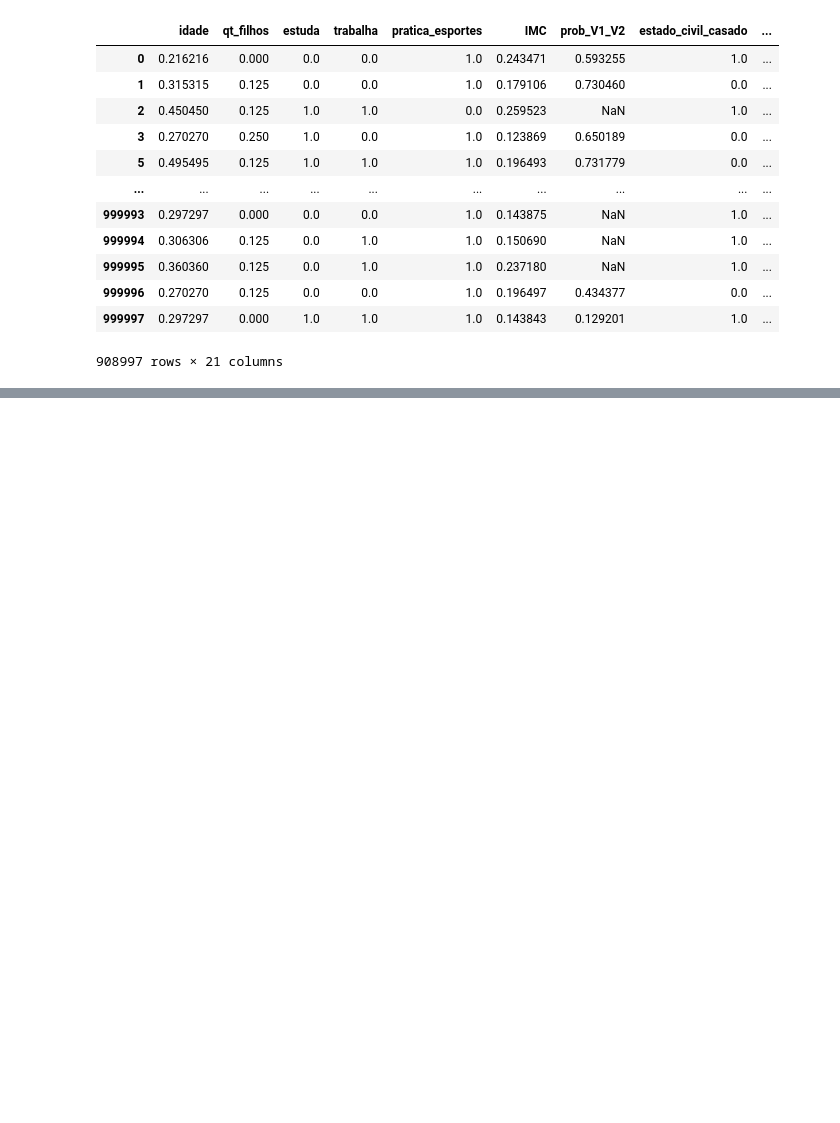
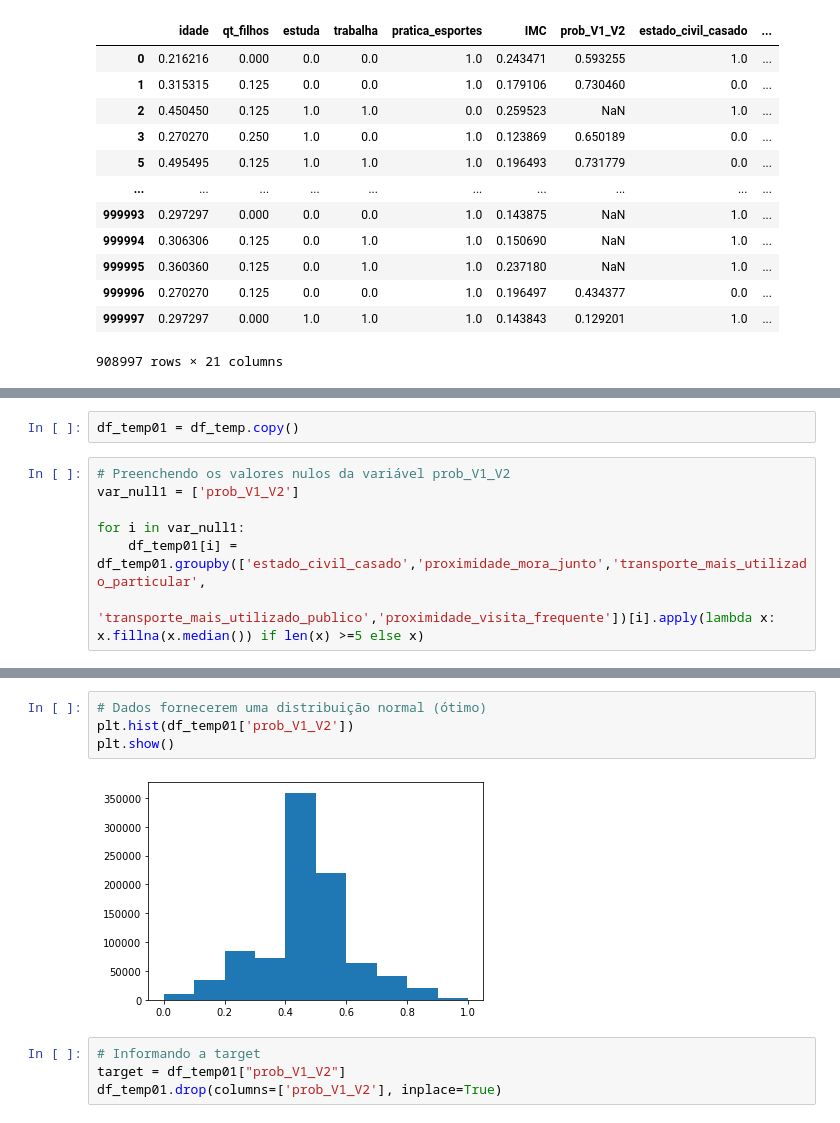
Before and after one commit to vitormarquesds/NEO, a Jupyter notebook: main_script.ipynb, the cells around one changed output, grey strips where cells are left out. Cells and saved outputs as stored; diff of their text form; blank space fills up the shorter version.

```diff
--- a/main_script.ipynb
+++ b/main_script.ipynb
@@ -275,0 +288,9 @@ df_temp
+# %%
+df_temp01 = df_temp.copy()
+# %%
+# Preenchendo os valores nulos da variável prob_V1_V2
+var_null1 = ['prob_V1_V2']
+
+for i in var_null1:
+    df_temp01[i] = df_temp01.groupby(['estado_civil_casado','proximidade_mora_junto','transporte_mais_utilizado_particular',
+                                   'transporte_mais_utilizado_publico','proximidade_visita_frequente'])[i].apply(lambda x: x.fillna(x.median()) if len(x) >=5 else x)
@@ -275,0 +319,10 @@ df_temp
+# %%
+# Dados fornecerem uma distribuição normal (ótimo)
+plt.hist(df_temp01['prob_V1_V2'])
+plt.show()
+# %% [output]
+[figure, added]
+# %%
+# Informando a target
+target = df_temp01["prob_V1_V2"]
+df_temp01.drop(columns=['prob_V1_V2'], inplace=True)
```
Also changed, not shown: parts of 32 cells of this notebook, 2 other files.
